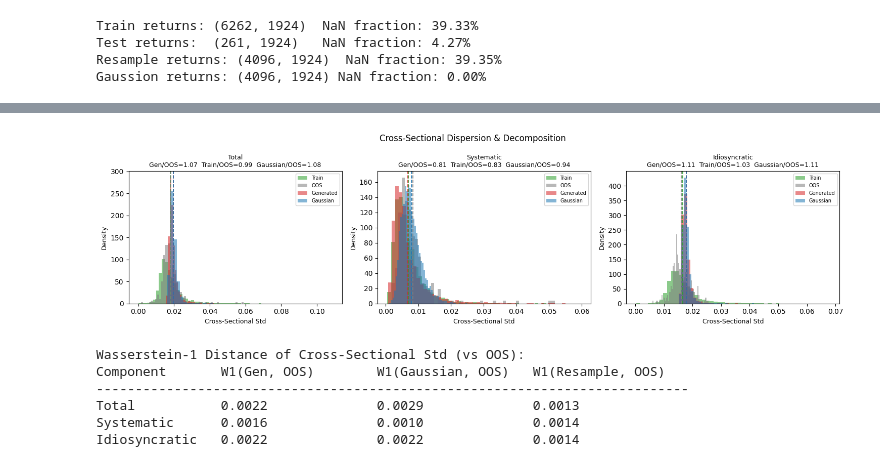
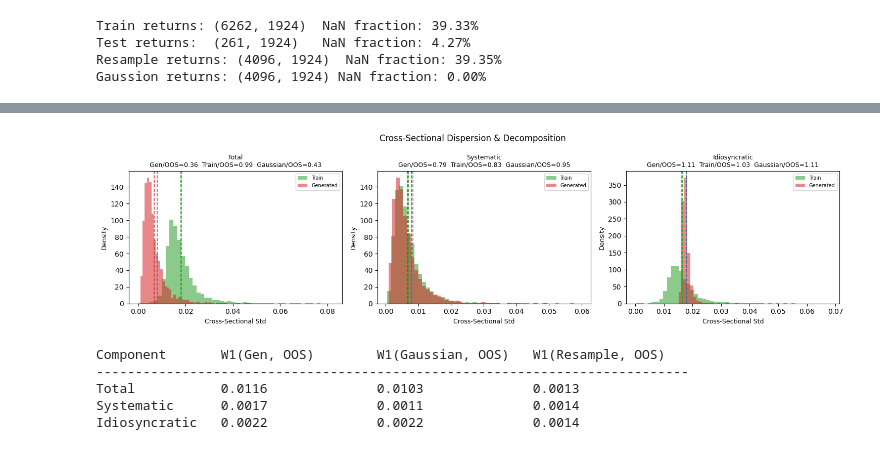
Before and after one commit to yryMax/TailEnhancedFinDiff, a Jupyter notebook: stock_evaluation.ipynb, the cells around one changed output, grey strips where cells are left out. Drawn from its saved outputs; the diff is of its cells as text; code cells hidden in the pictures.

```diff
--- a/stock_evaluation.ipynb
+++ b/stock_evaluation.ipynb
@@ -67,6 +67,5 @@ Test returns:  (261, 1924)   NaN fraction: 4.27%
 Resample returns: (4096, 1924)  NaN fraction: 39.35%
 Gaussion returns: (4096, 1924) NaN fraction: 0.00%
 # %%
-total_inf = np.isinf(train_model.res_df).sum()
-valid_dfs = train_model.res_df[np.isfinite(train_model.res_df)]
-plt.hist(valid_dfs)
+resampleScenario = ScenarioGenerator(train_model, ResampleSampler(train_model.F, diffusionScenario.sampler.scaler))
+resample = resampleScenario.stock_generate(NUM_GENERATE)[:, col_indices]
@@ -92,15 +83,17 @@ m_actual_oos = {k: fn(R_test)  for k, fn in MOMENTS.items()}
 m_gen        = {k: fn(R_gen)       for k, fn in MOMENTS.items()}
 m_rs         = {k: fn(R_rs)        for k, fn in MOMENTS.items()}
 m_gs         = {k: fn(R_gaussian)  for k, fn in MOMENTS.items()}
+m_factor_rs = {k: fn(resample)       for k, fn in MOMENTS.items()}
 
 MODELS = [
     ("Generated", m_gen, "#d62728"),
     ("Resample",  m_rs,  "#2ca02c"),
     ("Gaussian",  m_gs,  "#1f78b4"),
+    ("factor_rs",  m_factor_rs,  "orange"),
 ]
 
 def _moment_scatter(actual_label, m_actual, fig_title):
-    fig, axes = plt.subplots(3, 4, figsize=(16, 11))
+    fig, axes = plt.subplots(4, 4, figsize=(16, 11))
     for row, (model_label, m_pred, color) in enumerate(MODELS):
         for col, (mname, _) in enumerate(MOMENTS.items()):
             ax = axes[row, col]
@@ -134,5 +127,5 @@ def _moment_scatter(actual_label, m_actual, fig_title):
     plt.show()
 
 _moment_scatter("Train", m_actual_tr,  "Stock-Level Moment Scatter — vs Train Actual")
-_moment_scatter("OOS",   m_actual_oos, "Stock-Level Moment Scatter — vs OOS Actual")
+#_moment_scatter("OOS",   m_actual_oos, "Stock-Level Moment Scatter — vs OOS Actual")
 # %% [output]
@@ -145,7 +137,7 @@ print("MAE (cross-stock mean absolute error)")
 print(header)
 print("-" * len(header))
 for actual_label, m_actual in [("Train", m_actual_tr), ("OOS", m_actual_oos)]:
-    for model_label, m_pred in [("Generated", m_gen), ("Resample", m_rs), ("Gaussian", m_gs)]:
+    for model_label, m_pred in [("Generated", m_gen), ("Resample", m_rs), ("Gaussian", m_gs), ("Factor_rs", m_factor_rs)]:
         label = f"{actual_label} {model_label}"
         row = f"{label:<22}"
         for mname in MOMENTS:
@@ -275,51 +321,46 @@ panels = [
 gs_mats = {
     "Total":         R_gaussian,
     "Systematic":    sys_gaussian,
     "Idiosyncratic": idio_gaussian,
 }
 
 fig, axes = plt.subplots(1, 3, figsize=(15, 4))
 for ax, (comp, gmat, omat, tmat) in zip(axes, panels):
     gsmat = gs_mats[comp]
     gv  = np.nanstd(gmat,  axis=1)
     gsv = np.nanstd(gsmat, axis=1)
     ov  = np.nanstd(omat,  axis=1)
     tv  = np.nanstd(tmat,  axis=1)
     ax.hist(tv,  bins=50, density=True, alpha=0.55, color="#2ca02c", label="Train")
-    ax.hist(ov,  bins=50, density=True, alpha=0.55, color="#7f7f7f", label="OOS")
+    #ax.hist(ov,  bins=50, density=True, alpha=0.55, color="#7f7f7f", label="OOS")
     ax.hist(gv,  bins=50, density=True, alpha=0.55, color="#d62728", label="Generated")
-    ax.hist(gsv, bins=50, density=True, alpha=0.55, color="#1f78b4", label="Gaussian")
+    #ax.hist(gsv, bins=50, density=True, alpha=0.55, color="#1f78b4", label="Gaussian")
     for val, col in [(tv.mean(), "#2ca02c"), (ov.mean(), "#7f7f7f"),
                      (gv.mean(), "#d62728"), (gsv.mean(), "#1f78b4")]:
         ax.axvline(val, color=col, linestyle="--", lw=1.2)
     r_gen = gv.mean()  / (ov.mean() + 1e-12)
     r_tr  = tv.mean()  / (ov.mean() + 1e-12)
     r_gs  = gsv.mean() / (ov.mean() + 1e-12)
     ax.set_xlabel("Cross-Sectional Std", fontsize=9)
     ax.set_ylabel("Density", fontsize=9)
     ax.set_title(comp + "\nGen/OOS=%.2f  Train/OOS=%.2f  Gaussian/OOS=%.2f" % (r_gen, r_tr, r_gs), fontsize=9)
     ax.legend(fontsize=7)
 
 fig.suptitle("Cross-Sectional Dispersion & Decomposition", fontsize=12)
 fig.tight_layout()
 plt.show()
 # %% [output]
-[figure, old version]
+[figure, new version]
 # %%
-row_idx_r = row_idx[row_idx < len(sys_train)]
-sys_rs    = sys_train[row_idx_r]
-idio_rs   = idio_train[row_idx_r]
-
 rs_panels = [
     ("Total",         R_rs,    R_test),
-    ("Systematic",    sys_rs,  sys_oos),
-    ("Idiosyncratic", idio_rs, idio_oos),
+    ("Systematic",    sys_train,  sys_oos),
+    ("Idiosyncratic", idio_train, idio_oos),
 ]
 
 col_w = 20
 header = (f"{'Component':<16}{'W1(Gen, OOS)':<{col_w}}"
           + f"{'W1(Gaussian, OOS)':<{col_w}}{'W1(Resample, OOS)':<{col_w}}")
-print("Wasserstein-1 Distance of Cross-Sectional Std (vs OOS):")
 print(header)
 print("-" * len(header))
 for (comp, gmat, omat, _), (_, rsmat, _) in zip(panels, rs_panels):
@@ -330,9 +371,8 @@ for (comp, gmat, omat, _), (_, rsmat, _) in zip(panels, rs_panels):
     rsv = np.nanstd(rsmat, axis=1); rsv = rsv[np.isfinite(rsv)]
     print(f"{comp:<16}{w1dist(gv, ov):<{col_w}.4f}{w1dist(gsv, ov):<{col_w}.4f}{w1dist(rsv, ov):<{col_w}.4f}")
 # %% [output]
-Wasserstein-1 Distance of Cross-Sectional Std (vs OOS):
 Component       W1(Gen, OOS)        W1(Gaussian, OOS)   W1(Resample, OOS)
 ----------------------------------------------------------------------------
-Total           0.0022              0.0029              0.0013
-Systematic      0.0016              0.0010              0.0014
+Total           0.0116              0.0103              0.0013
+Systematic      0.0017              0.0011              0.0014
 Idiosyncratic   0.0022              0.0022              0.0014
```
Also changed, not shown: parts of 11 cells of this notebook, 14 other files.
